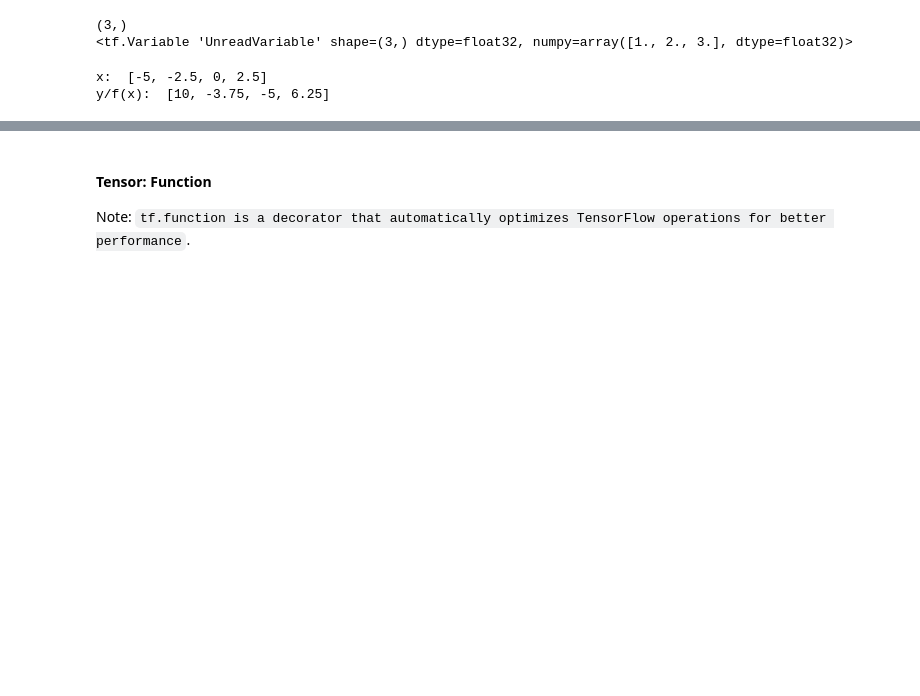
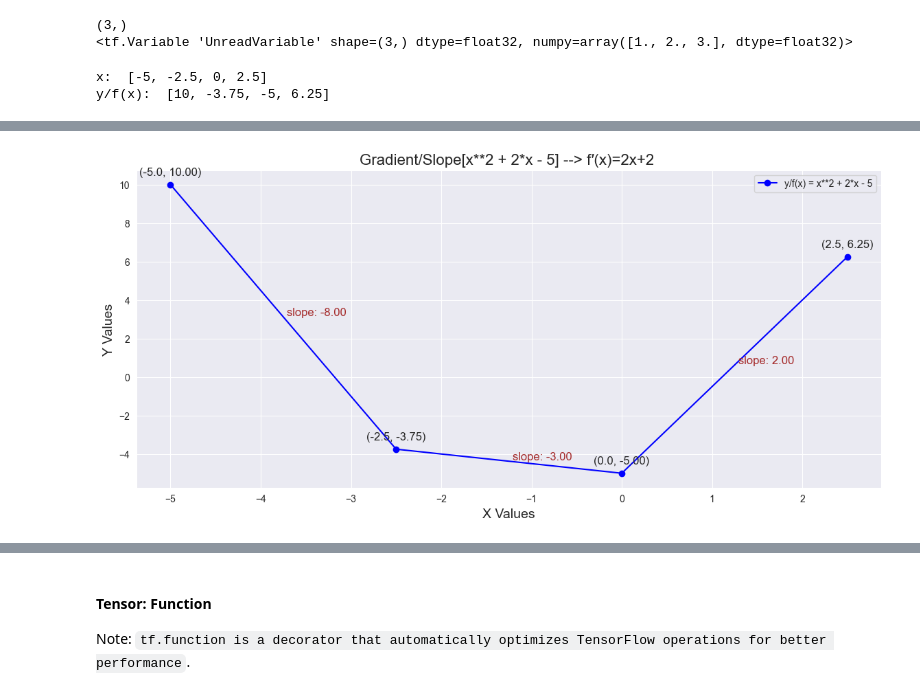
Before and after one commit to RakeshG1/DataScienceHub, a Jupyter notebook: DeepLearning/Tensorflow[Basics].ipynb, the cells around one changed output, grey strips where cells are left out. Cells and saved outputs as stored; diff of their text form; code cells hidden in the pictures; blank space fills up the shorter version.

```diff
--- a/DeepLearning/Tensorflow[Basics].ipynb
+++ b/DeepLearning/Tensorflow[Basics].ipynb
@@ -224,5 +228,33 @@ x:  tf.Tensor([-5.  -2.5  0.   2.5], shape=(4,), dtype=float32)
 # %% [markdown]
 ![image.png](attachment:image.png)
+# %%
+# Plotting the function
+sns.set_style("dark")
+plt.figure(figsize=(14,6))
+# Original function
+plt.plot(x.numpy(), y, label='y/f(x) = x**2 + 2*x - 5', marker='o', color='blue')
+# plt.plot(x.numpy(), grad_val.numpy(), label='f′(x)=2x+2 ', marker='o', color="orange")
+# Annotating the slopes
+midpoints_x = (x.numpy()[:-1] + x.numpy()[1:]) / 2
+for i in range(len(midpoints_x)):
+    plt.annotate(f"slope: {grad_val.numpy()[i]:.2f}",
+                (midpoints_x[i], (y[i] + y[i+1])/2),
+                textcoords="offset points",
+                xytext=(4,10),
+                va='top',
+                color='brown',
+                size=12)
+# Annotating the points and the slopes
+for i, (px, py) in enumerate(zip(x.numpy(), y)):
+    plt.annotate(f"({px:.1f}, {py:.2f})", (px, py), textcoords="offset points", xytext=(0,10), ha='center', fontsize=12)
+plt.title("Gradient/Slope[x**2 + 2*x - 5] --> f′(x)=2x+2 ", fontsize=16)
+plt.xlabel("X Values", fontsize=14)
+plt.ylabel("Y Values", fontsize=14)
+plt.legend()
+plt.grid(True)
+plt.show()
+# %% [output]
+[figure, added]
 # %% [markdown]
 <!--  -->
 # %% [markdown]
```
Also changed, not shown: parts of 9 cells of this notebook.
